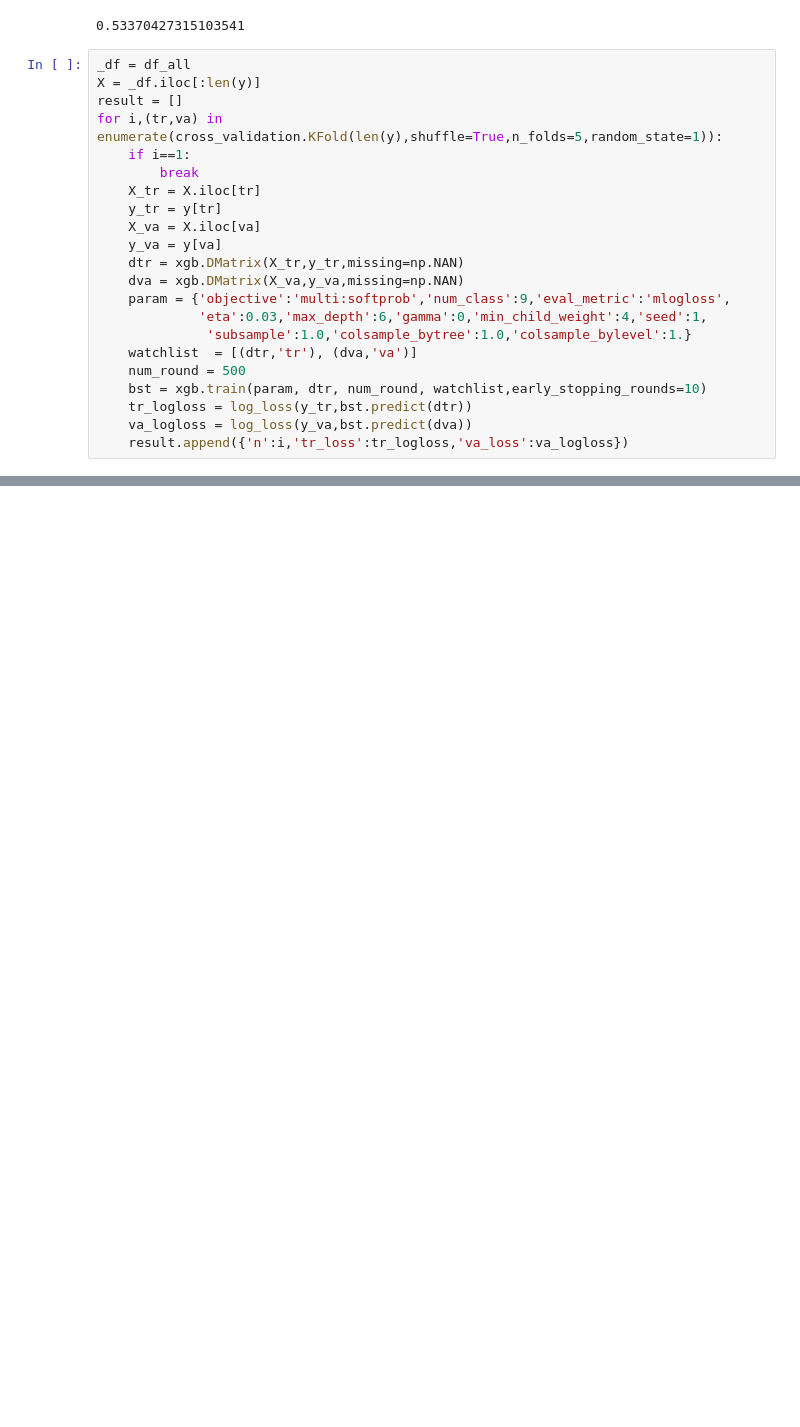
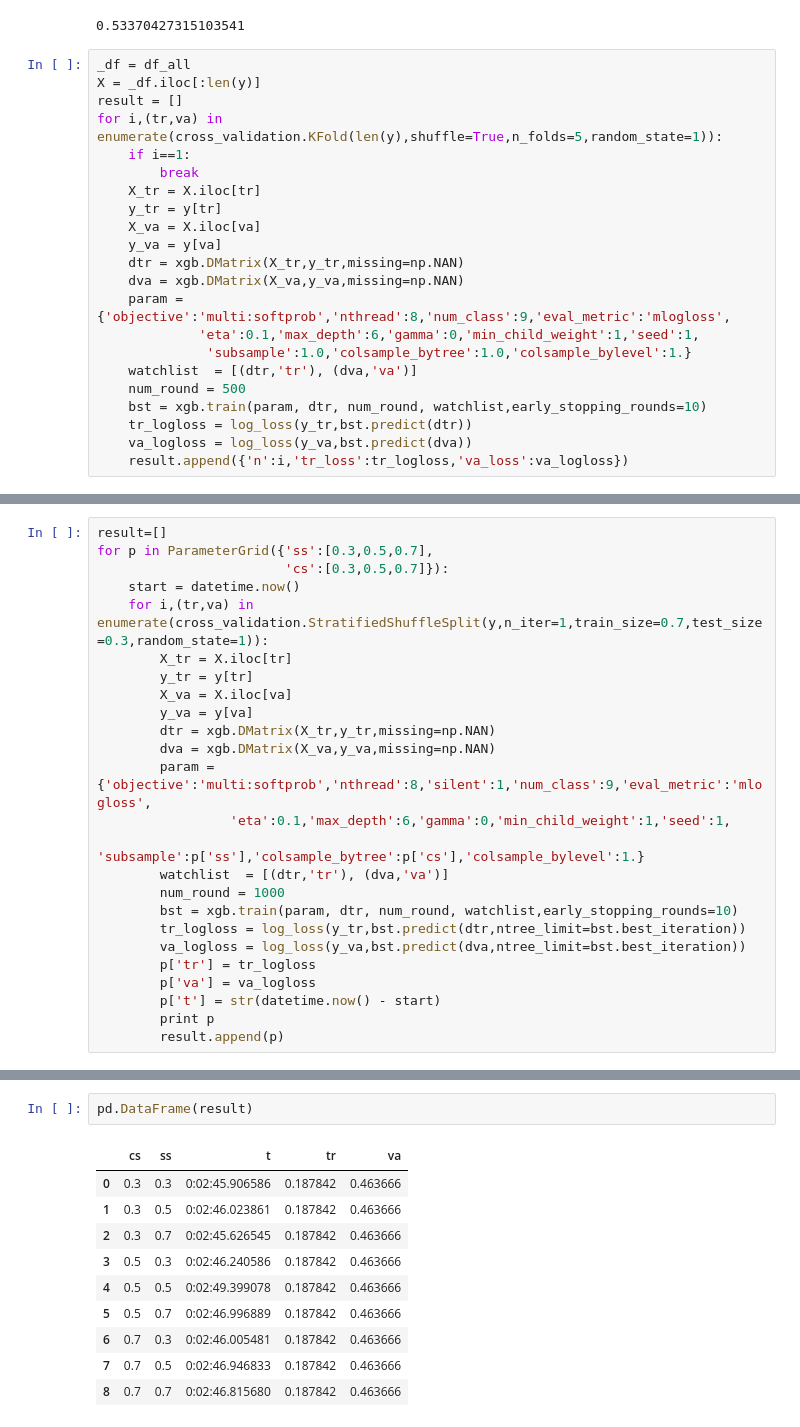
Before and after one commit to duthchao/kaggle-Otto, a Jupyter notebook: Untitled1.ipynb, the cells around one changed output, grey strips where cells are left out. Cells and saved outputs as stored; diff of their text form; blank space fills up the shorter version.

Commit message:
tune params

```diff
--- a/Untitled1.ipynb
+++ b/Untitled1.ipynb
@@ -86,8 +85,8 @@ for i,(tr,va) in enumerate(cross_validation.KFold(len(y),shuffle=True,n_folds=5,
     y_va = y[va]
     dtr = xgb.DMatrix(X_tr,y_tr,missing=np.NAN)
     dva = xgb.DMatrix(X_va,y_va,missing=np.NAN)
-    param = {'objective':'multi:softprob','num_class':9,'eval_metric':'mlogloss',
-             'eta':0.03,'max_depth':6,'gamma':0,'min_child_weight':4,'seed':1,
+    param = {'objective':'multi:softprob','nthread':8,'num_class':9,'eval_metric':'mlogloss',
+             'eta':0.1,'max_depth':6,'gamma':0,'min_child_weight':1,'seed':1,
               'subsample':1.0,'colsample_bytree':1.0,'colsample_bylevel':1.}
     watchlist  = [(dtr,'tr'), (dva,'va')]
     num_round = 500
@@ -97,0 +195,25 @@ for i,(tr,va) in enumerate(cross_validation.KFold(len(y),shuffle=True,n_folds=5,
+# %%
+result=[]
+for p in ParameterGrid({'ss':[0.3,0.5,0.7],
+                        'cs':[0.3,0.5,0.7]}):
+    start = datetime.now()
+    for i,(tr,va) in enumerate(cross_validation.StratifiedShuffleSplit(y,n_iter=1,train_size=0.7,test_size=0.3,random_state=1)):
+        X_tr = X.iloc[tr]
+        y_tr = y[tr]
+        X_va = X.iloc[va]
+        y_va = y[va]
+        dtr = xgb.DMatrix(X_tr,y_tr,missing=np.NAN)
+        dva = xgb.DMatrix(X_va,y_va,missing=np.NAN)
+        param = {'objective':'multi:softprob','nthread':8,'silent':1,'num_class':9,'eval_metric':'mlogloss',
+                 'eta':0.1,'max_depth':6,'gamma':0,'min_child_weight':1,'seed':1,
+                  'subsample':p['ss'],'colsample_bytree':p['cs'],'colsample_bylevel':1.}
+        watchlist  = [(dtr,'tr'), (dva,'va')]
+        num_round = 1000
+        bst = xgb.train(param, dtr, num_round, watchlist,early_stopping_rounds=10)
+        tr_logloss = log_loss(y_tr,bst.predict(dtr,ntree_limit=bst.best_iteration))
+        va_logloss = log_loss(y_va,bst.predict(dva,ntree_limit=bst.best_iteration))
+        p['tr'] = tr_logloss
+        p['va'] = va_logloss
+        p['t'] = str(datetime.now() - start)
+        print p
+        result.append(p)
@@ -97,0 +238,13 @@ for i,(tr,va) in enumerate(cross_validation.KFold(len(y),shuffle=True,n_folds=5,
+# %%
+pd.DataFrame(result)
+# %% [output]
+|  | cs | ss | t | tr | va |
+| 0 | 0.3 | 0.3 | 0:02:45.906586 | 0.187842 | 0.463666 |
+| 1 | 0.3 | 0.5 | 0:02:46.023861 | 0.187842 | 0.463666 |
+| 2 | 0.3 | 0.7 | 0:02:45.626545 | 0.187842 | 0.463666 |
+| 3 | 0.5 | 0.3 | 0:02:46.240586 | 0.187842 | 0.463666 |
+| 4 | 0.5 | 0.5 | 0:02:49.399078 | 0.187842 | 0.463666 |
+| 5 | 0.5 | 0.7 | 0:02:46.996889 | 0.187842 | 0.463666 |
+| 6 | 0.7 | 0.3 | 0:02:46.005481 | 0.187842 | 0.463666 |
+| 7 | 0.7 | 0.5 | 0:02:46.946833 | 0.187842 | 0.463666 |
+| 8 | 0.7 | 0.7 | 0:02:46.815680 | 0.187842 | 0.463666 |
```
Also changed, not shown: parts of 7 cells of this notebook, 1 other file.
